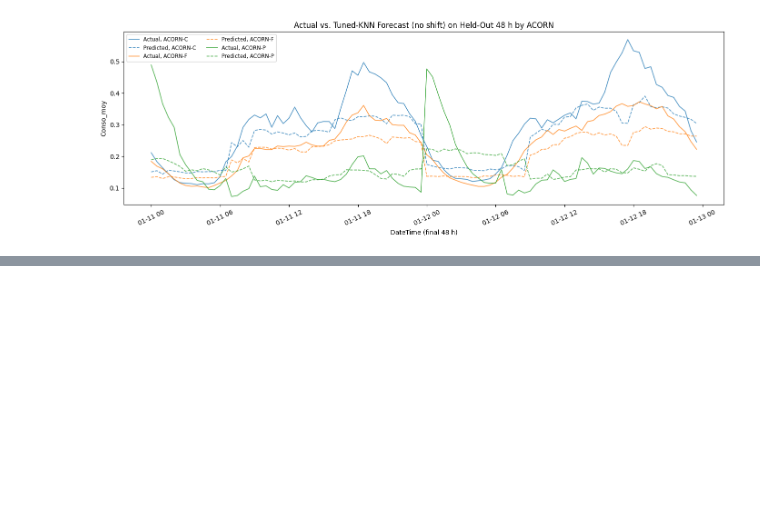
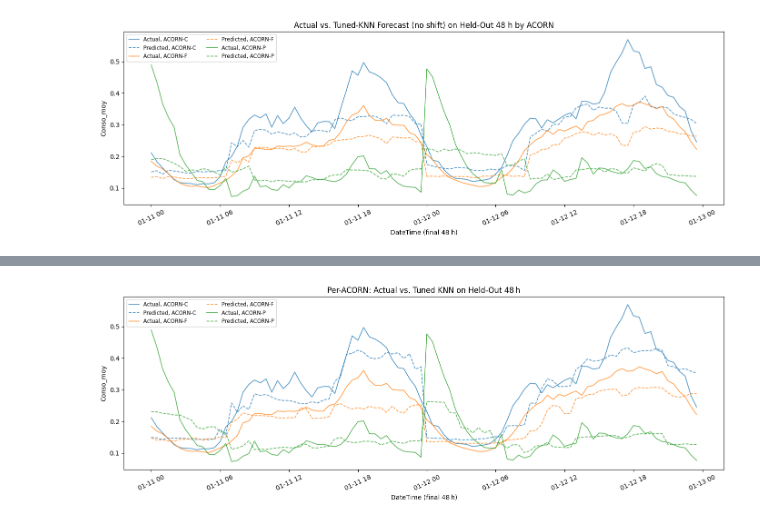
Before and after one commit to thiagonarcizo/Forecast-of-Electricity-Consumption, a Jupyter notebook: notebooks_alexsandro/03_modelisation_court_terme_b.ipynb, the cells around one changed output, grey strips where cells are left out. Drawn from its saved outputs; the diff is of its cells as text; code cells hidden in the pictures; blank space fills up the shorter version.

```diff
--- a/notebooks_alexsandro/03_modelisation_court_terme_b.ipynb
+++ b/notebooks_alexsandro/03_modelisation_court_terme_b.ipynb
@@ -697,0 +918,38 @@ ModuleNotFoundError: No module named 'tensorflow'
+# %%
+# ──────────────────────────────────────────────────────────────────────────────
+# 11) OPTIONAL: PLOT HELD‐OUT 48 h FOR EACH ACORN
+# ──────────────────────────────────────────────────────────────────────────────
+plt.figure(figsize=(14, 5))
+for acorn_label, info in results.items():
+    sub_df = info["df_test_sub"].sort_values("DateTime")
+    times  = sub_df["DateTime"]
+    actual = info["y_test_sub"]
+    pred   = info["y_pred_sub"]
+
+    actual_line, = plt.plot(
+        times,
+        actual,
+        label=f"Actual, {acorn_label}",
+        linewidth=1.2,
+        alpha=0.8
+    )
+    color = actual_line.get_color()
+    plt.plot(
+        times,
+        pred,
+        color=color,
+        linestyle="--",
+        label=f"Predicted, {acorn_label}",
+        linewidth=1.2,
+        alpha=0.8
+    )
+
+plt.xlabel("DateTime (final 48 h)")
+plt.ylabel("Conso_moy")
+plt.title("Per-ACORN: Actual vs. Tuned KNN on Held-Out 48 h")
+plt.legend(ncol=2, fontsize="small", loc="upper left")
+plt.xticks(rotation=25)
+plt.tight_layout()
+plt.show()
+# %% [output]
+[figure, added]
```
Also changed, not shown: parts of 13 cells of this notebook, 1 other file.
